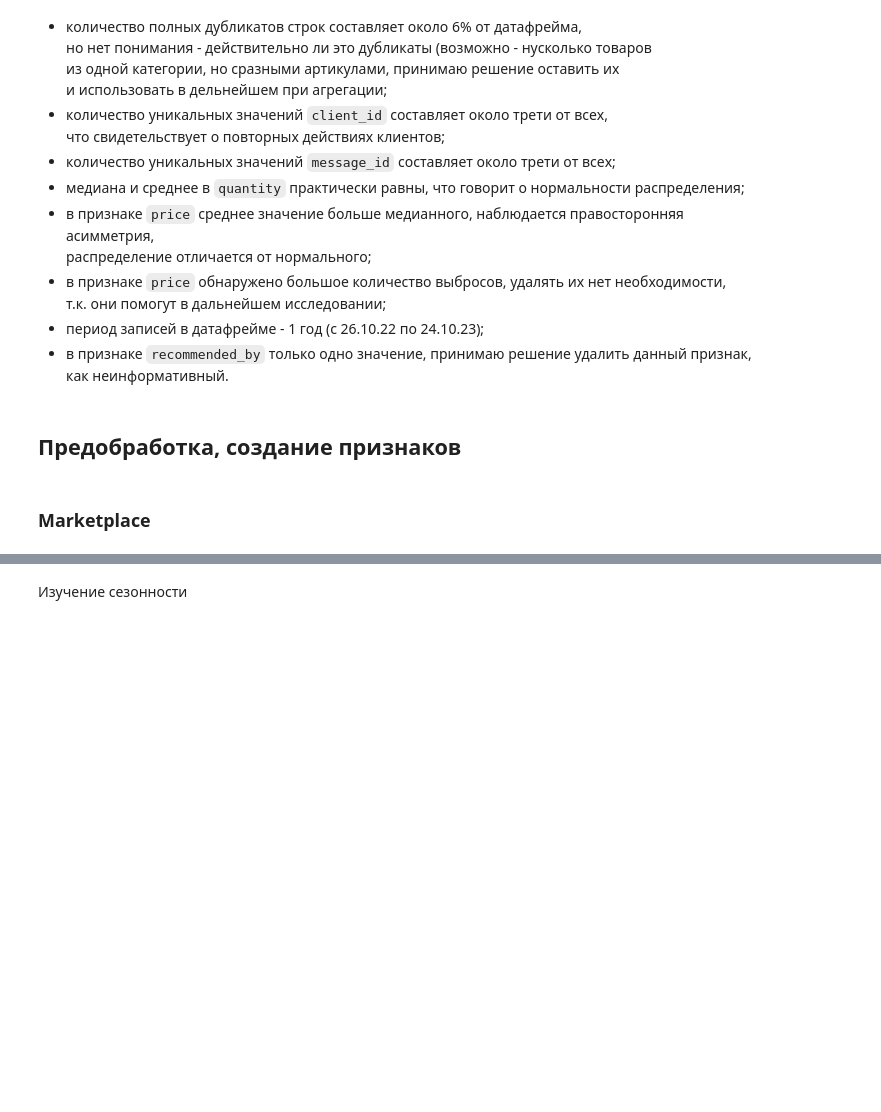
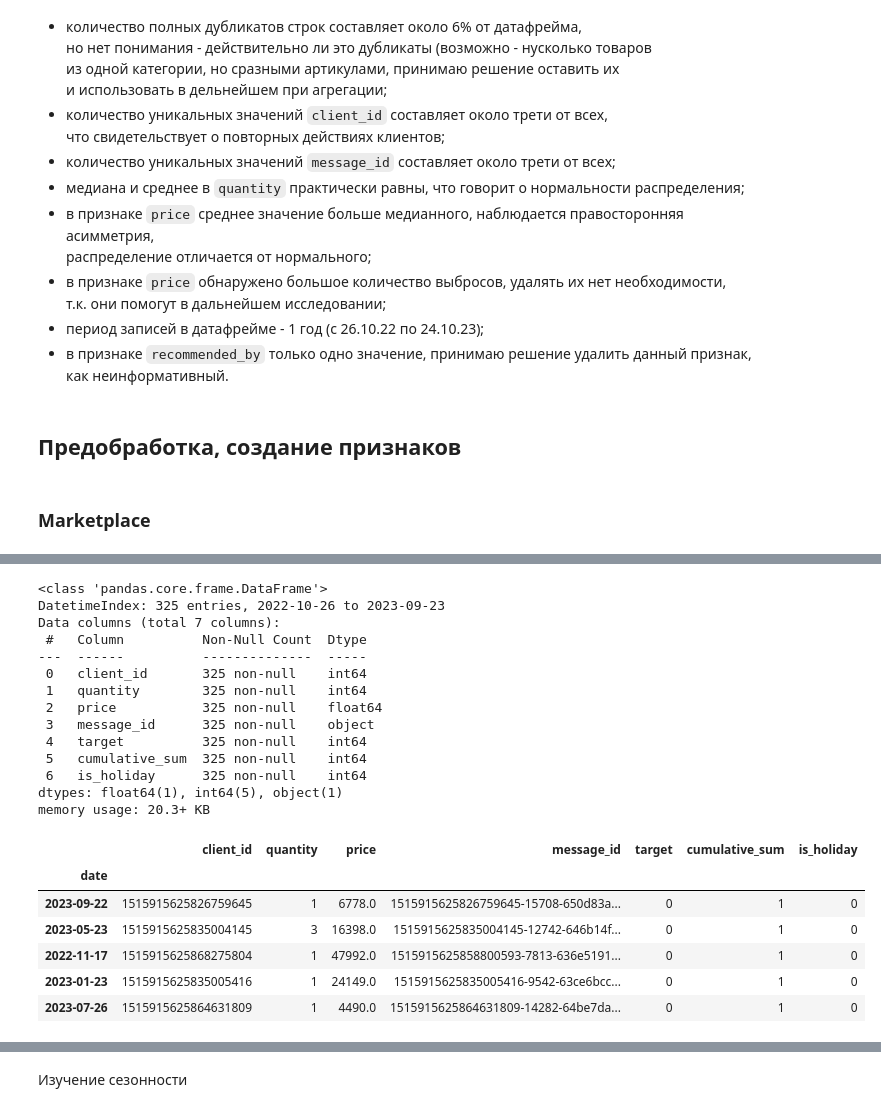
Before and after one commit to denis-42ds/repeat_purchase_forecast, a Jupyter notebook: ecom_forecast.ipynb, the cells around one changed output, grey strips where cells are left out. Saved outputs shown, nothing was run; the diff lists cells and outputs as text; code cells hidden in the pictures; blank space fills up the shorter version.

```diff
--- a/ecom_forecast.ipynb
+++ b/ecom_forecast.ipynb
@@ -456 +508,26 @@ memory usage: 1.8+ MB
+# %%
+gr_gft.info()
+gr_gft.sample(5)
+# %% [output]
+<class 'pandas.core.frame.DataFrame'>
+DatetimeIndex: 325 entries, 2022-10-26 to 2023-09-23
+Data columns (total 7 columns):
+ #   Column          Non-Null Count  Dtype
+---  ------          --------------  -----
+ 0   client_id       325 non-null    int64
+ 1   quantity        325 non-null    int64
+ 2   price           325 non-null    float64
+ 3   message_id      325 non-null    object
+ 4   target          325 non-null    int64
+ 5   cumulative_sum  325 non-null    int64
+ 6   is_holiday      325 non-null    int64
+dtypes: float64(1), int64(5), object(1)
+memory usage: 20.3+ KB
+|  | client_id | quantity | price | message_id | target | cumulative_sum | is_holiday |
+| date |  |  |  |  |  |  |  |
+| 2023-09-22 | 1515915625826759645 | 1 | 6778.0 | 1515915625826759645-15708-650d83a... | 0 | 1 | 0 |
+| 2023-05-23 | 1515915625835004145 | 3 | 16398.0 | 1515915625835004145-12742-646b14f... | 0 | 1 | 0 |
+| 2022-11-17 | 1515915625868275804 | 1 | 47992.0 | 1515915625858800593-7813-636e5191... | 0 | 1 | 0 |
+| 2023-01-23 | 1515915625835005416 | 1 | 24149.0 | 1515915625835005416-9542-63ce6bcc... | 0 | 1 | 0 |
+| 2023-07-26 | 1515915625864631809 | 1 | 4490.0 | 1515915625864631809-14282-64be7da... | 0 | 1 | 0 |
 # %% [markdown]
```
Also changed, not shown: parts of 31 cells of this notebook, 2 other files.
